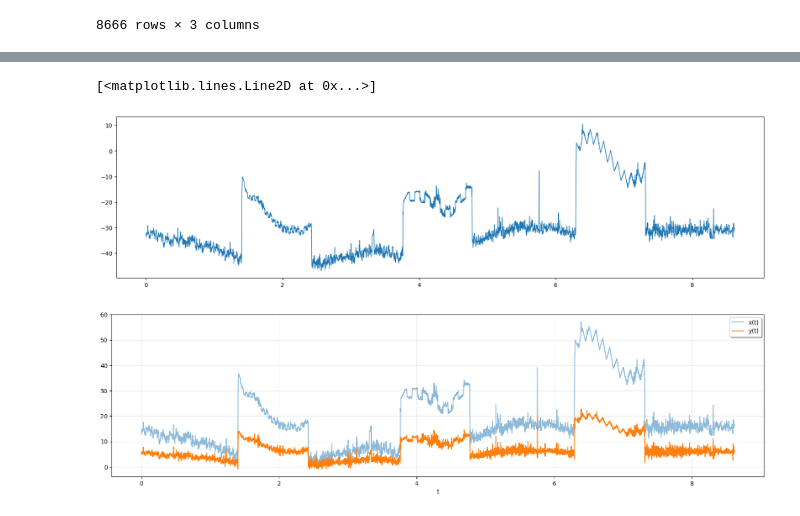
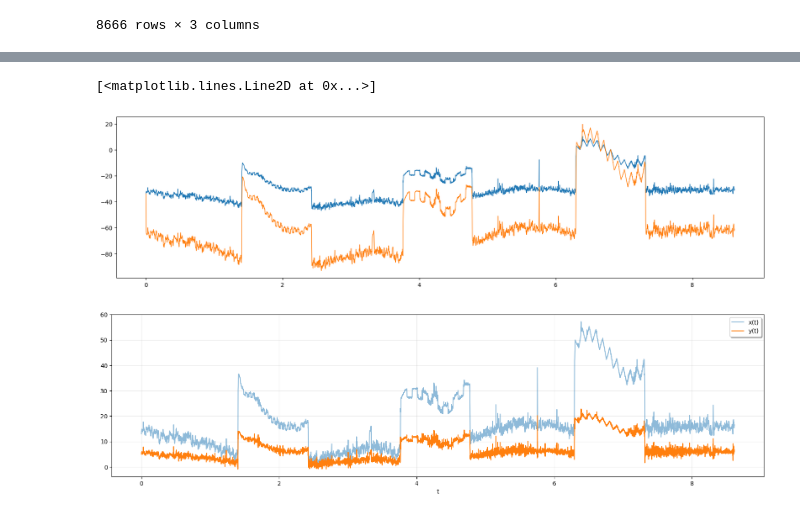
Before and after one commit to rj3838/plates_analysis, a Jupyter notebook: plates_analysis.ipynb, the cells around one changed output, grey strips where cells are left out. Cells and saved outputs as stored; diff of their text form; code cells hidden in the pictures.

```diff
--- a/plates_analysis.ipynb
+++ b/plates_analysis.ipynb
@@ -47,12 +118,12 @@ data['after_iir'] = signal.lfilter([1], [1,-0.5], data['before'])
 # %%
 plt.subplots(figsize=(20,5))
 plt.plot(df.Chainage, data['before'], label='before',lw=1)
 #plt.plot(df.Chainage, data['after_fir'], label='FIR',lw=1)
-#plt.plot(df.Chainage, data['after_iir'], label='IIR',lw=1)
+plt.plot(df.Chainage, data['after_iir'], label='IIR',lw=1)
 #plt.subplots(figsize=(10,5))
 # %% [output]
 [<matplotlib.lines.Line2D at 0x...>]
-[figure, old version]
+[figure, new version]
 # %%
 # x_med = signal.medfilt(data['before'],3)
 # plt.subplots(figsize=(20,5))
```
Also changed, not shown: parts of 10 cells of this notebook.
